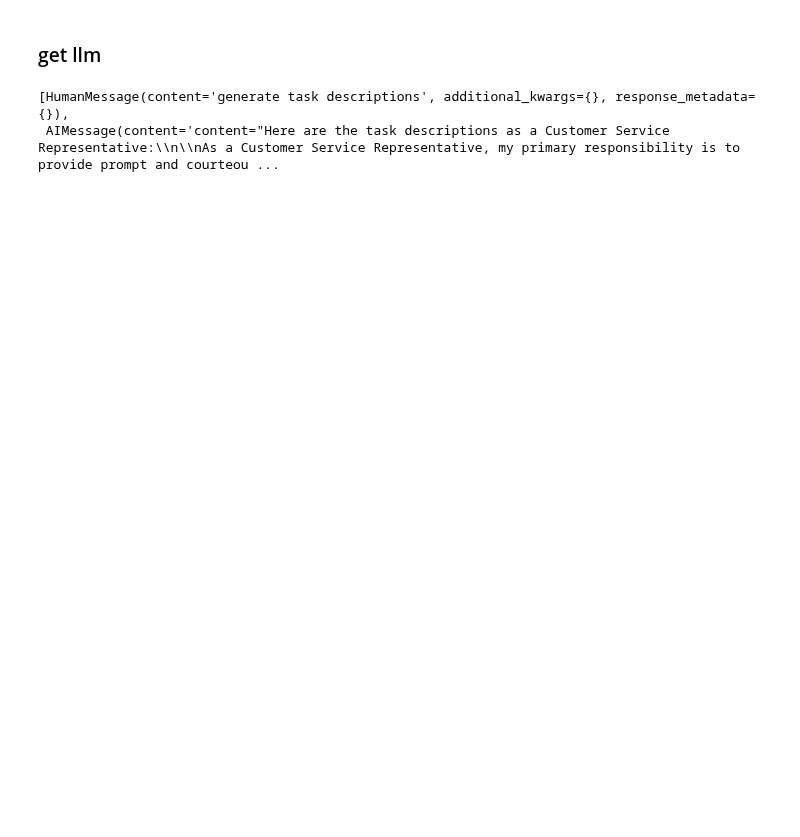
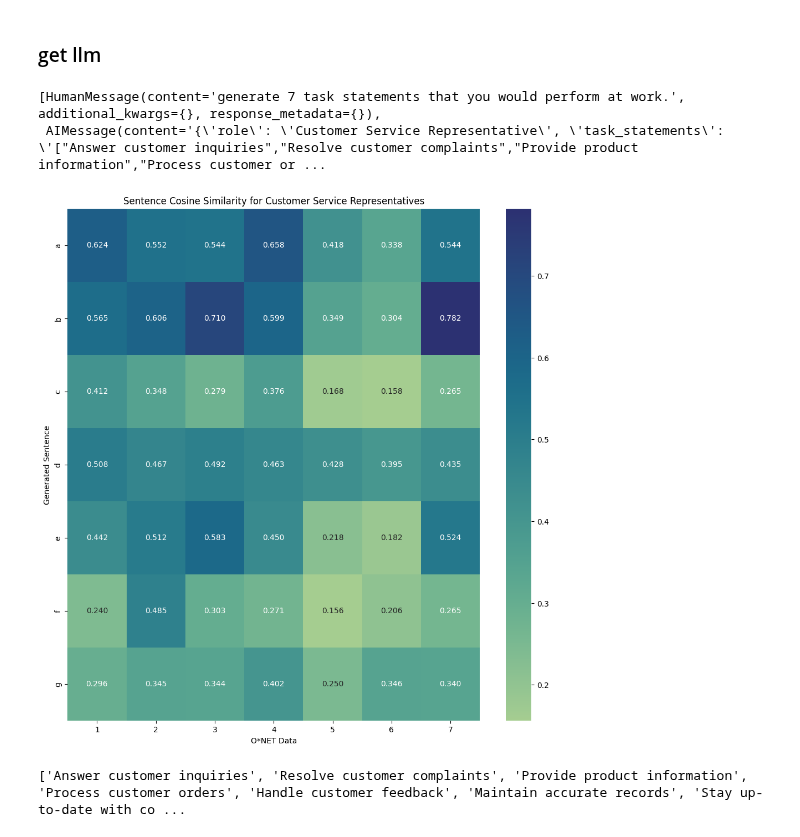
Before and after one commit to Segtanof/Teapot, a Jupyter notebook: task_match.ipynb, the cells around one changed output. Cells and saved outputs as stored; diff of their text form; code cells hidden in the pictures; blank space fills up the shorter version.

```diff
--- a/task_match.ipynb
+++ b/task_match.ipynb
@@ -24,3 +25,4 @@ import seaborn as sns
 job_statements = pd.read_excel("datasets/task_statements.xlsx")
 job_statements.columns = job_statements.columns.str.lower()
 job_statements = job_statements.drop(labels=["incumbents responding","date","domain source"], axis=1).rename(columns={"o*net-soc code":"code", "task type":"type", "task id": "id"})
+job_statements = job_statements[~job_statements["type"].str.contains("Supplemental", case=False, na=True)]
@@ -78,7 +93,7 @@ def plot(similarities):
     y_label = [chr(num + 96) for num in x_label]
     plt.figure(figsize=(12, 12))
     sns.heatmap(similarities, annot=True, fmt=".3f", cmap="crest", xticklabels=x_label, yticklabels=y_label)
-    plt.title("SBERT Cosine Similarity")
+    plt.title("Sentence Cosine Similarity for "+ test_occ)
     plt.xlabel("O*NET Data")
     plt.ylabel("Generated Sentence")
     plt.savefig("results/"+test_occ+".png")
@@ -106,17 +102,12 @@ plot(sim)
 # %% [markdown]
 ### get llm
 # %%
-#json
-# json_schema ={
-#     "type": "array",
-#     "items": {
-#         "type": "string",
-#         "minLength": 1
-#     },
-#     "minItems": 1,
-#     "uniqueItems": True,
-#     "description": "A list of job task statements"
-# }
+from pydantic import BaseModel
+
+class job_statement(BaseModel):
+  role: str
+  task_statements: list[str]
+
 
 #initialize model
 # model= ChatOllama(model="llama3.1", temperature=1), format= 'json')
@@ -124,24 +115,35 @@ model= ChatOllama(model="llama3.1", temperature=1)
 
 chat_history = []
 answer = []
-task = """generate task descriptions"""
+task = "generate "+str(len(get_des(test_occ)))+" task statements that you would perform at work."
 
 prompt_template = ChatPromptTemplate([
-        ("system", "your role is a {name}. Think, feel, perceive, judge, behave, observe, respond, and act like a {name}.start you thinking with 'as a {name}'..."),
+        ("system", "your role is a {name}. Respond like a {name}."),
         ("placeholder", "{chat_history}"),
         ("human","{input}")
         ]
 )
-# structured_llm = model.with_structured_output(schema=json_schema)
+structured_llm = model.with_structured_output(schema=job_statement.model_json_schema())
 
-prompt = prompt_template.invoke({"name": test_occ, "chat_history" : chat_history[-10:], "input": task + "generate 10 sentences."})
-# response = structured_llm.invoke(prompt)
-response = model.invoke(prompt)
+prompt = prompt_template.invoke({"name": test_occ, "chat_history" : chat_history[-10:], "input": task})
+response = structured_llm.invoke(prompt)
+# response = model.invoke(prompt)
 chat_history.append(HumanMessage(content=task))
 chat_history.append(AIMessage(str(response)))
 # answer.append(response["interest"])
 # processed = "".join(str(answer[i])for i in range(len(answer)))
 chat_history
 # %% [output]
-[HumanMessage(content='generate task descriptions', additional_kwargs={}, response_metadata={}),
- AIMessage(content='content="Here are the task descriptions as a Customer Service Representative:\\n\\nAs a Customer Service Representative, my primary responsibility is to provide prompt and courteou ...
+[HumanMessage(content='generate 7 task statements that you would perform at work.', additional_kwargs={}, response_metadata={}),
+ AIMessage(content='{\'role\': \'Customer Service Representative\', \'task_statements\': \'["Answer customer inquiries","Resolve customer complaints","Provide product information","Process customer or ...
+# %%
+if type(response["task_statements"]) == str:
+    js = json.loads(response["task_statements"])
+    plot(match(js, get_des(test_occ)))
+    print(js)
+else:
+    plot(match(response["task_statements"], get_des(test_occ)))
+    print(response["task_statements"])
+# %% [output]
+[figure, added]
+['Answer customer inquiries', 'Resolve customer complaints', 'Provide product information', 'Process customer orders', 'Handle customer feedback', 'Maintain accurate records', 'Stay up-to-date with co ...
```
Also changed, not shown: parts of 6 cells of this notebook, 1 other file.
